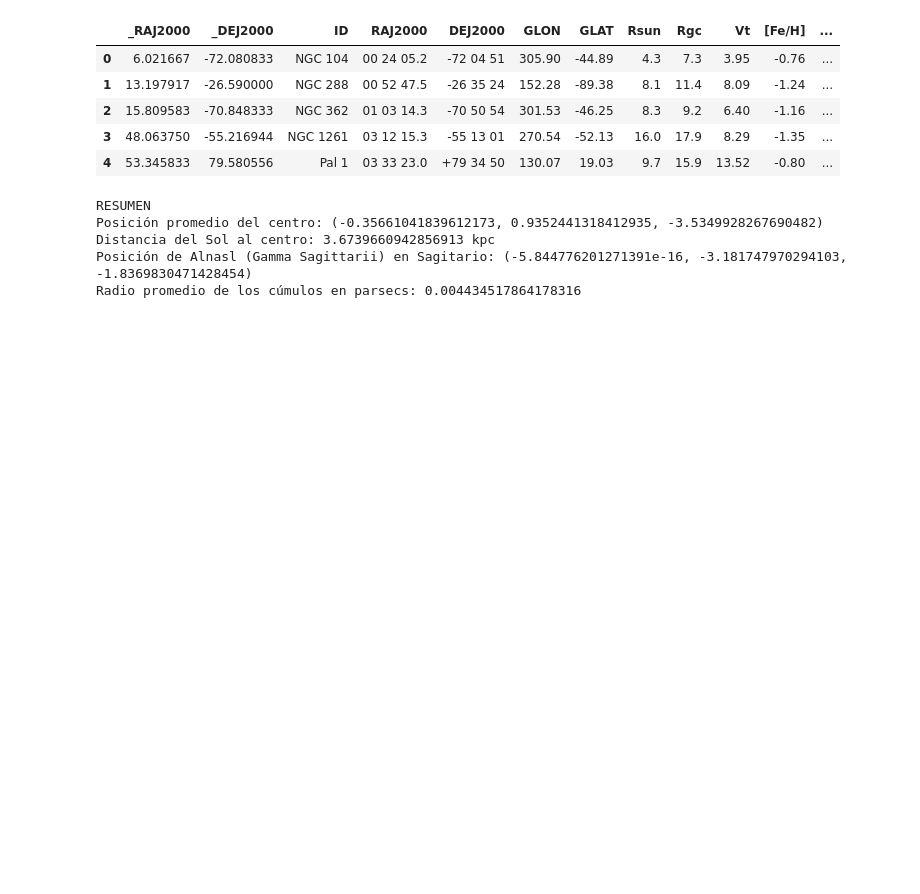
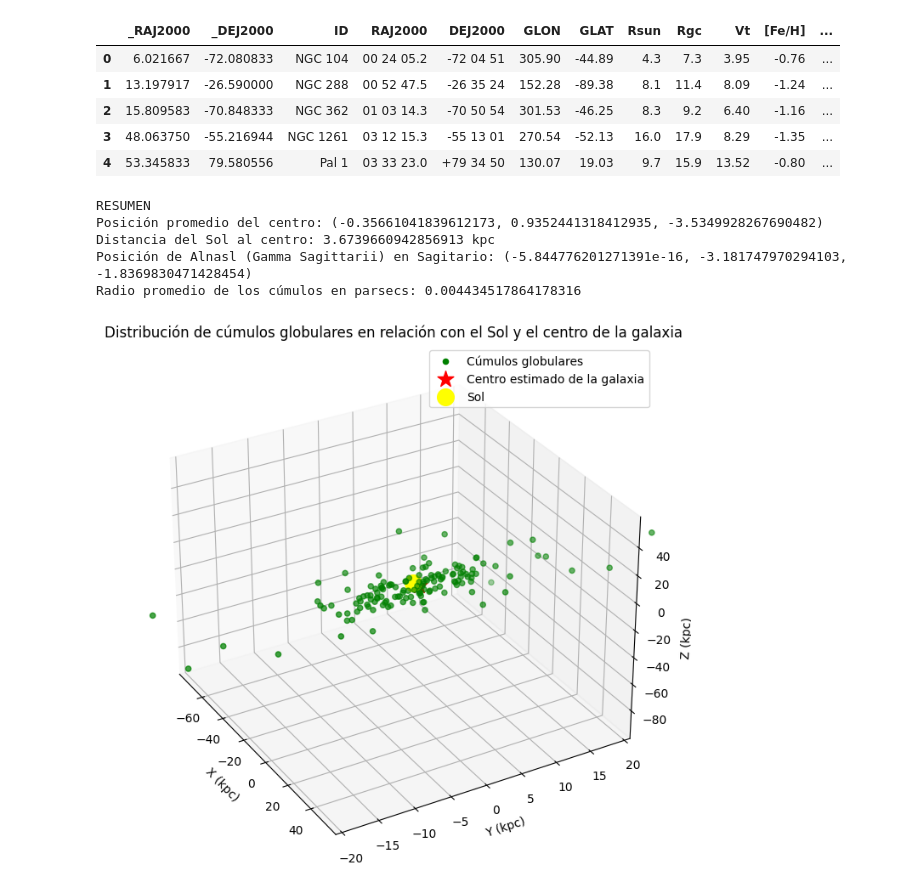
Before and after one commit to daiangan/udea_cumulos_globulares, a Jupyter notebook: cumulos_globulares.ipynb, the cells around one changed output. Cells and saved outputs as stored; diff of their text form; code cells hidden in the pictures; blank space fills up the shorter version.

Commit message:
Plot the items.

```diff
--- a/cumulos_globulares.ipynb
+++ b/cumulos_globulares.ipynb
@@ -125,0 +128,35 @@ Radio promedio de los cúmulos en parsecs: 0.004434517864178316
+# %%
+import matplotlib.pyplot as plt
+
+# Crear un gráfico 3D
+fig = plt.figure(figsize=(10, 8))
+ax = fig.add_subplot(111, projection='3d')
+
+# Graficar los cúmulos
+ax.scatter(data['x'], data['y'], data['z'], c='green', marker='o', label='Cúmulos globulares')
+
+# Marcar el punto estimado del centro de la galaxia
+ax.scatter(x_avg, y_avg, z_avg, c='red', marker='*', s=200, label='Centro estimado de la galaxia')
+
+# Marcar la posición del Sol
+ax.scatter(0, 0, 0, c='yellow', marker='o', s=200, label='Sol')
+
+# Etiquetas y título
+ax.set_xlabel('X (kpc)')
+ax.set_ylabel('Y (kpc)')
+ax.set_zlabel('Z (kpc)')
+ax.set_title('Distribución de cúmulos globulares en relación con el Sol y el centro de la galaxia')
+ax.legend()
+
+# Adjust Y axis limits
+y_min = -20  # Example value
+y_max = 20   # Example value
+ax.set_ylim(y_min, y_max)
+
+# Adjust view
+ax.view_init(elev=30, azim=-30)
+
+# Mostrar el gráfico
+plt.show()
+# %% [output]
+[figure, added]
```
Also changed, not shown: parts of 1 cell of this notebook.
